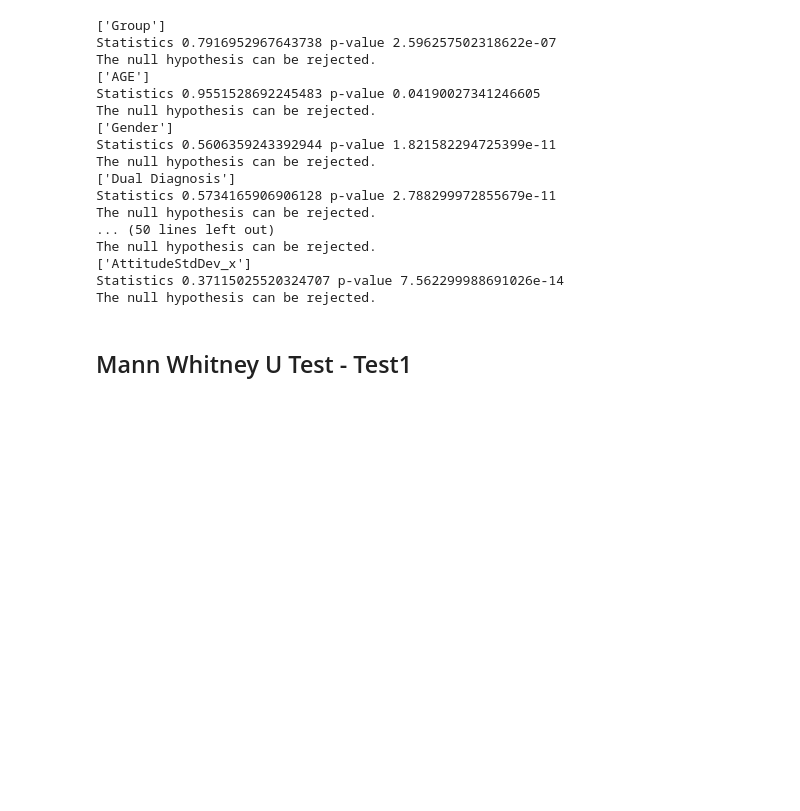
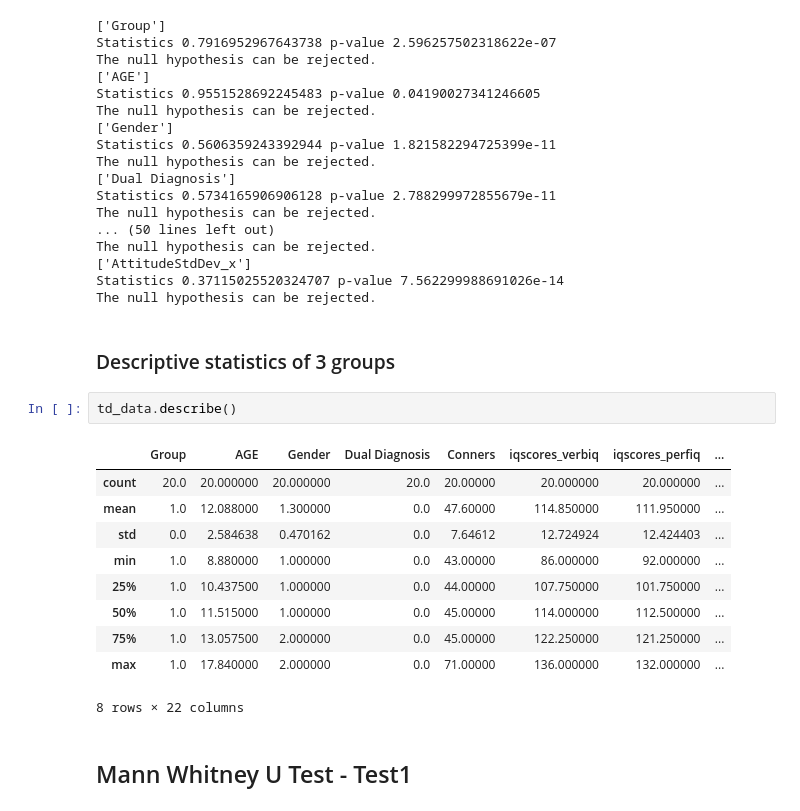
Before and after one commit to sinem-ay/movement-analysis, a Jupyter notebook: analysis.ipynb, the cells around one changed output. Drawn from its saved outputs; the diff is of its cells as text; blank space fills up the shorter version.

Commit message:
descriptive stats started

```diff
--- a/analysis.ipynb
+++ b/analysis.ipynb
@@ -237,6 +237,21 @@ The null hypothesis can be rejected.
 ['AttitudeStdDev_x']
 Statistics 0.37115025520324707 p-value 7.562299988691026e-14
 The null hypothesis can be rejected.
+# %% [markdown]
+### Descriptive statistics of 3 groups
+# %%
+td_data.describe()
+# %% [output]
+|  | Group | AGE | Gender | Dual Diagnosis | Conners | iqscores_verbiq | iqscores_perfiq | ... |
+| count | 20.0 | 20.000000 | 20.000000 | 20.0 | 20.00000 | 20.000000 | 20.000000 | ... |
+| mean | 1.0 | 12.088000 | 1.300000 | 0.0 | 47.60000 | 114.850000 | 111.950000 | ... |
+| std | 0.0 | 2.584638 | 0.470162 | 0.0 | 7.64612 | 12.724924 | 12.424403 | ... |
+| min | 1.0 | 8.880000 | 1.000000 | 0.0 | 43.00000 | 86.000000 | 92.000000 | ... |
+| 25% | 1.0 | 10.437500 | 1.000000 | 0.0 | 44.00000 | 107.750000 | 101.750000 | ... |
+| 50% | 1.0 | 11.515000 | 1.000000 | 0.0 | 45.00000 | 114.000000 | 112.500000 | ... |
+| 75% | 1.0 | 13.057500 | 2.000000 | 0.0 | 45.00000 | 122.250000 | 121.250000 | ... |
+| max | 1.0 | 17.840000 | 2.000000 | 0.0 | 71.00000 | 136.000000 | 132.000000 | ... |
+8 rows × 22 columns
 # %% [markdown]
 ## Mann Whitney U Test - Test1
 # %%
```
